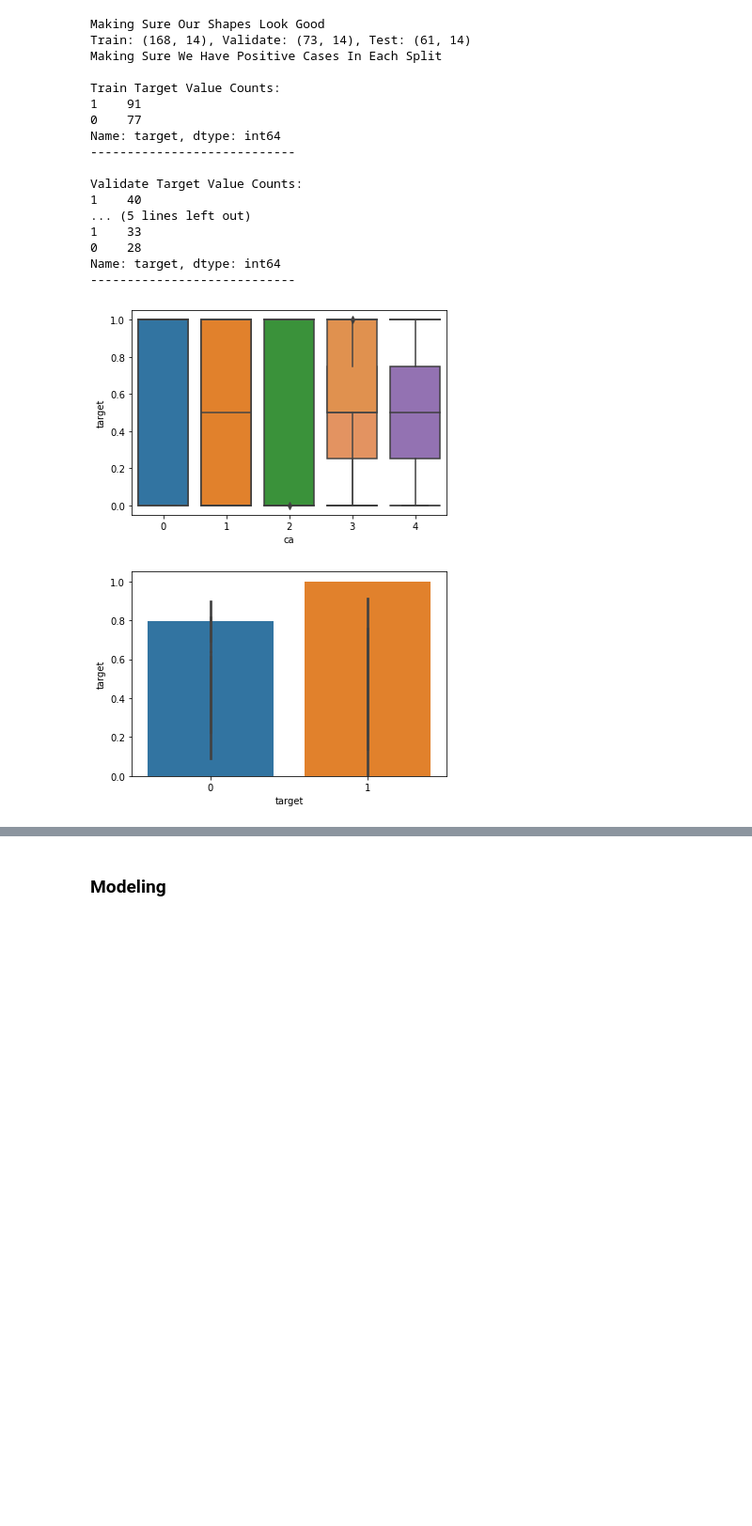
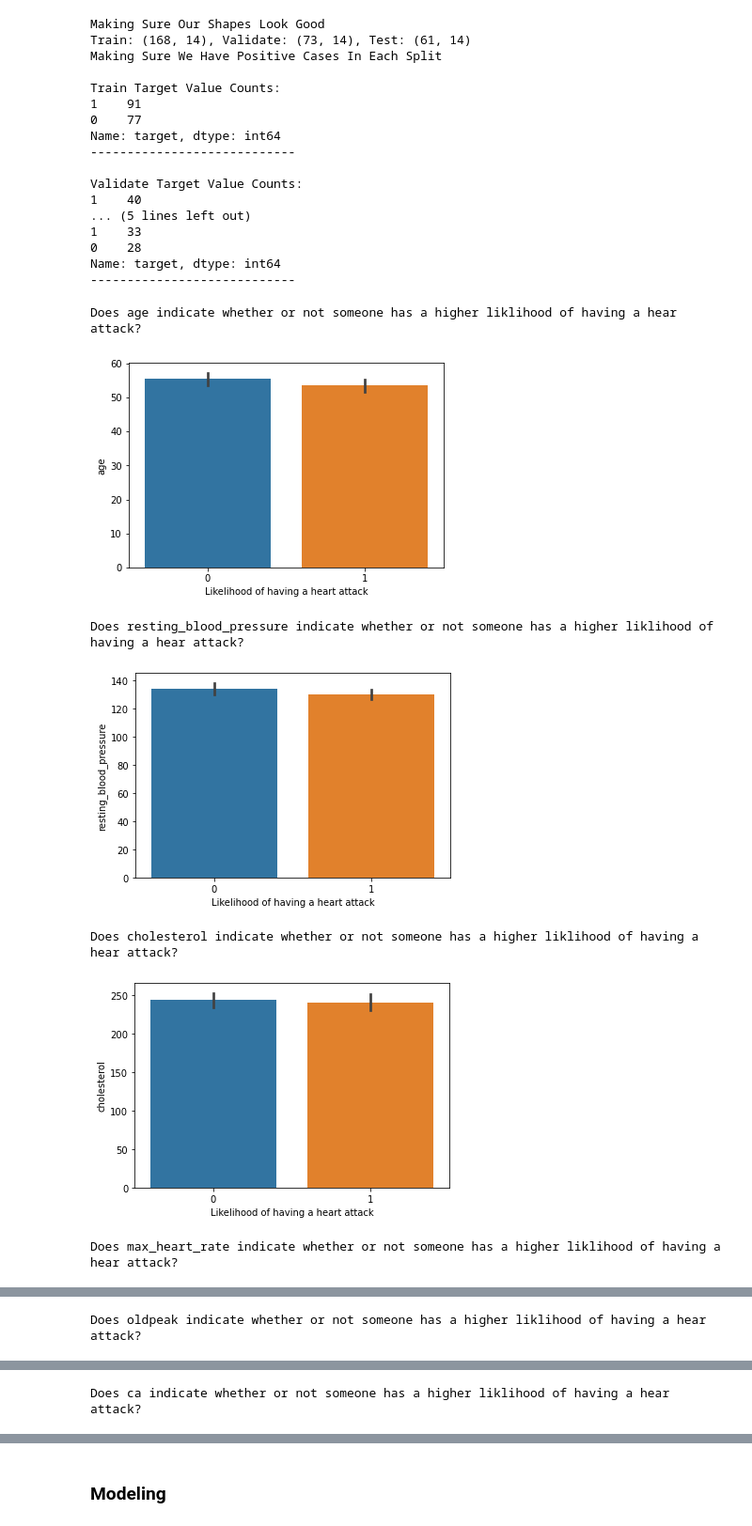
Before and after one commit to lupeluna/Heart_Attack_Possibility, a Jupyter notebook: Heart_Attack.ipynb, the cells around one changed output, grey strips where cells are left out. Shown at 94% size. Drawn from its saved outputs; the diff is of its cells as text; code cells hidden in the pictures; blank space fills up the shorter version.

```diff
--- a/Heart_Attack.ipynb
+++ b/Heart_Attack.ipynb
@@ -158,13 +158,17 @@ Validate Target Value Counts:
 0    28
 Name: target, dtype: int64
 ----------------------------
-# %%
-for col in quant_vars:
-    sns.boxplot(x=col, y='target', data=train)
-# %% [output]
-[figure, removed]
-# %%
-for col in cat_vars:
-    sns.barplot(x=col, y='target', data=train)
-# %% [output]
-[figure, removed]
+# %%
+for col in quant_vars:
+    print(f'Does {col} indicate whether or not someone has a higher liklihood of having a hear attack?')
+    sns.barplot(x='target', y=col, data=train)
+    plt.xlabel('Likelihood of having a heart attack')
+    plt.show()
+# %% [output]
+Does age indicate whether or not someone has a higher liklihood of having a hear attack?
+[figure, added]
+Does resting_blood_pressure indicate whether or not someone has a higher liklihood of having a hear attack?
+[figure, added]
+Does cholesterol indicate whether or not someone has a higher liklihood of having a hear attack?
+[figure, added]
+Does max_heart_rate indicate whether or not someone has a higher liklihood of having a hear attack?
@@ -170,0 +176 @@ for col in cat_vars:
+Does oldpeak indicate whether or not someone has a higher liklihood of having a hear attack?
@@ -170,0 +178 @@ for col in cat_vars:
+Does ca indicate whether or not someone has a higher liklihood of having a hear attack?
```
Also changed, not shown: parts of 10 cells of this notebook.
